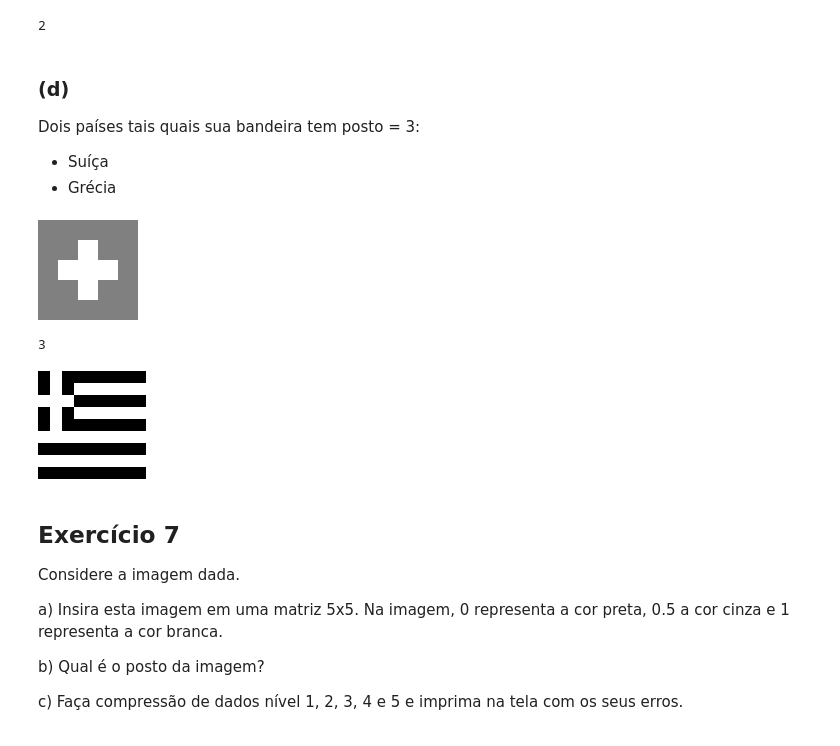
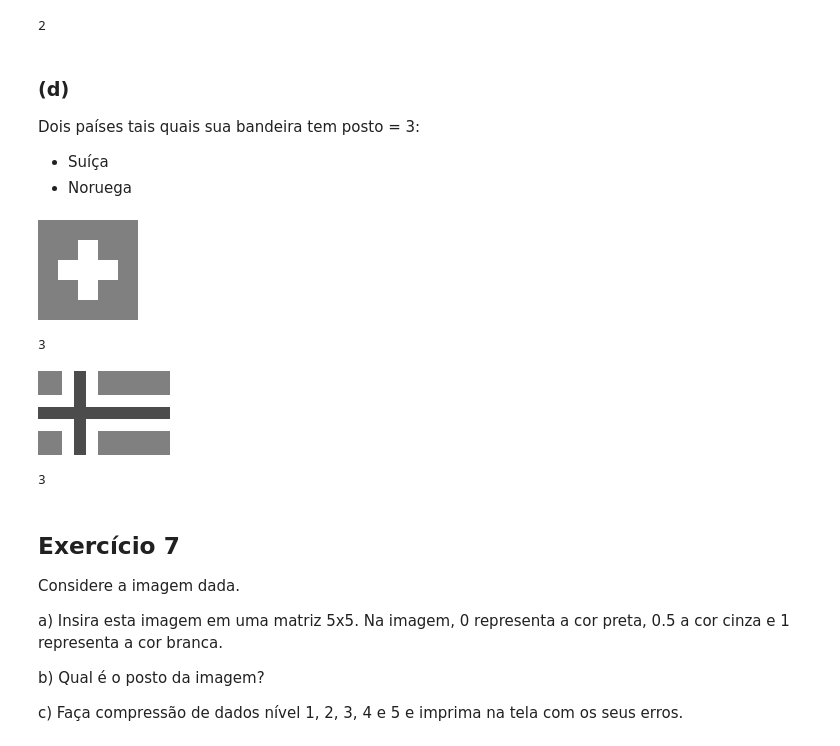
Before and after one commit to wesleymog/calc-numerico-trab-8, a Jupyter notebook: Lista_8_Resolucao_Completa.ipynb, the cells around one changed output. Saved outputs shown, nothing was run; the diff lists cells and outputs as text; code cells hidden in the pictures.

```diff
--- a/Lista_8_Resolucao_Completa.ipynb
+++ b/Lista_8_Resolucao_Completa.ipynb
@@ -755,7 +755,7 @@ rank(finland)
 ### (d)
 Dois países tais quais sua bandeira tem posto = 3:
 - Suíça
-- Grécia
+- Noruega
 # %%
 switz = [0.5  0.5  0.5  0.5  0.5 ; # vermelho
          0.5  0.5  1    0.5  0.5 ; # vermelho / branco / vermelho
@@ -768,20 +768,20 @@ rank(switz)
 # %% [output]
 [figure]
 3
-# %%
-greece = [0   1   0   0   0   0   0   0   0 ;
-          0   1   0   1   1   1   1   1   1 ;
-          1   1   1   0   0   0   0   0   0 ;
-          0   1   0   1   1   1   1   1   1 ;
-          0   1   0   0   0   0   0   0   0 ;
-          1   1   1   1   1   1   1   1   1 ;
-          0   0   0   0   0   0   0   0   0 ;
-          1   1   1   1   1   1   1   1   1 ;
-          0   0   0   0   0   0   0   0   0 ]
-
-Gray.(greece)
-# %% [output]
-[figure, removed]
+# %%
+norway = [0.5  0.5  1    0.3  1    0.5  0.5  0.5  0.5  0.5  0.5 ; # vermelho / branco / azul / branco / vermelho
+          0.5  0.5  1    0.3  1    0.5  0.5  0.5  0.5  0.5  0.5 ; # vermelho / branco / azul / branco / vermelho
+          1    1    1    0.3  1    1    1    1    1    1    1   ; # branco / azul / branco
+          0.3  0.3  0.3  0.3  0.3  0.3  0.3  0.3  0.3  0.3  0.3 ; # azul
+          1    1    1    0.3  1    1    1    1    1    1    1   ; # branco / azul / branco
+          0.5  0.5  1    0.3  1    0.5  0.5  0.5  0.5  0.5  0.5 ; # vermelho / branco / azul / branco / vermelho
+          0.5  0.5  1    0.3  1    0.5  0.5  0.5  0.5  0.5  0.5 ] # vermelho / branco / azul / branco / vermelho
+
+display(Gray.(norway))
+rank(norway)
+# %% [output]
+[figure, added]
+3
 # %% [markdown]
 ## Exercício 7
 
```
Also changed, not shown: parts of 19 cells of this notebook, 1 other file.
